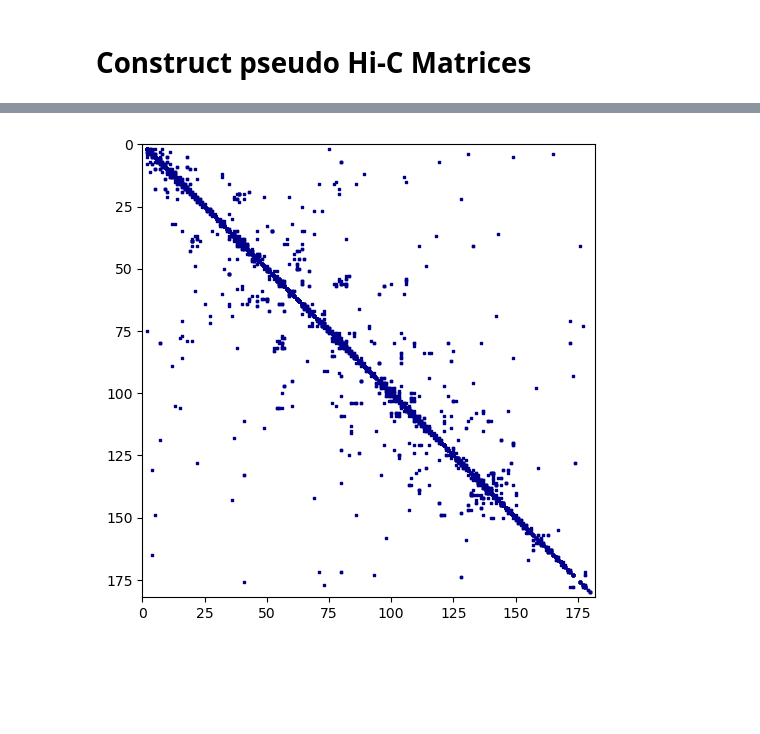
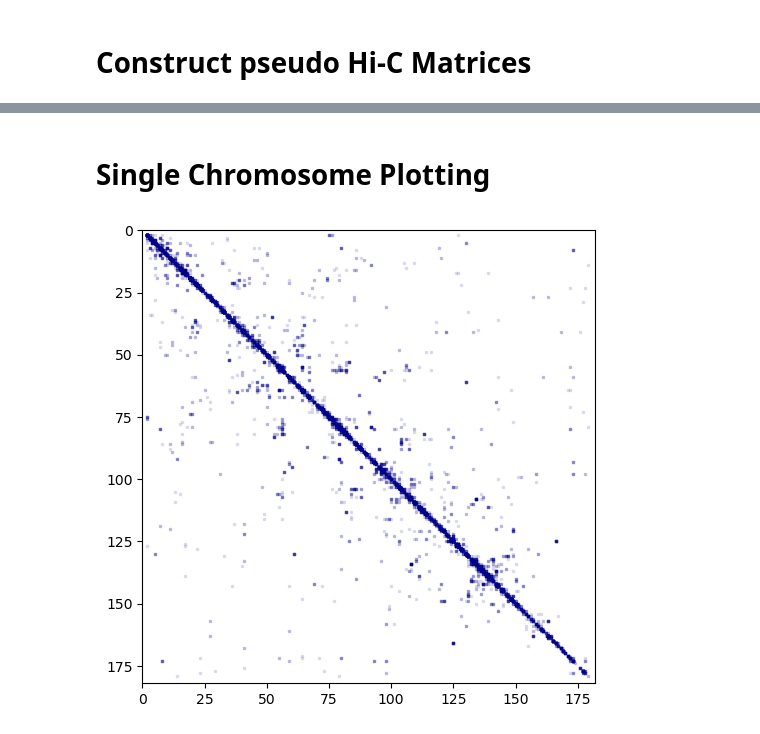
Before and after one commit to CooperStansbury/scPoreC-analysis, a Jupyter notebook: notebooks/single_chromosome_analysis.ipynb, the cells around one changed output, grey strips where cells are left out. Drawn from its saved outputs; the diff is of its cells as text; code cells hidden in the pictures; blank space fills up the shorter version.

```diff
--- a/notebooks/single_chromosome_analysis.ipynb
+++ b/notebooks/single_chromosome_analysis.ipynb
@@ -326,0 +426,13 @@ break
+# %%
+# add the chromosome starting location to each fragment
+
+chromosomeStart = pd.Series(assembly['chromStart'].values, index=assembly['RefSeq accession'].str.strip()).to_dict()
+
+df['align1_chrom_start'] = df['align1_chrom'].astype(str).map(chromosomeStart)
+df['align2_chrom_start'] = df['align2_chrom'].astype(str).map(chromosomeStart)
+
+# create genomewide starting position of fragments
+df['align1_absolute_position'] = df['align1_fragment_start'] + df['align1_chrom_start']
+df['align2_absolute_position'] = df['align2_fragment_start'] + df['align2_chrom_start']
+
+print('done.')
@@ -326,0 +491,10 @@ break
+# %%
+# get the binned chromosome positions
+chromBins = {}
+
+for idx, row in assembly.iterrows():
+    chromBin = returnBin(row['chromEnd'], genomeBins)
+    chromBins[row['Chromosome']] = chromBin
+
+
+print('done.')
@@ -331,6 +566,7 @@ break
 chomosome = 2
 chrom_assembly = assembly.loc[assembly['Chromosome'] == str(chomosome)]
 refseq = chrom_assembly['RefSeq accession'].tolist()[0].strip()
+chromLength = chrom_assembly['Total length'].tolist()[0]
 
 def filterChomosome(df, refseq):
     mask = (df['align1_chrom'] == refseq) & (df['align2_chrom'] == refseq)
@@ -347,3 +580,0 @@ chr2.shape=(2733, 46)
-# %%
-# add the cardinality of the hyperedge
-chr2['edgeOrder'] = chr2.groupby(["read_name"])["align2_fragment_id"].transform("count")
@@ -451,48 +659,49 @@ counts.most_common(5)
+# %% [markdown]
+# Single Chromosome Plotting
 # %%
-def plotHiCscatter(df, params):
+def plotHiCscatter(df, bin1, bin2, params):
 
     plt.rcParams['figure.dpi'] = params['figdpi']
     plt.rcParams['figure.figsize'] = params['figsize']
 
-
-    plt.scatter(df['align2_bin'], df['align1_bin'],
+    plt.scatter(df[bin1], df[bin2],
                 marker='s',
                 s=params['size'],
                 alpha=params['alpha'],
                 c=params['color'])
 
 
-    plt.scatter(df['align1_bin'],
-                df['align2_bin'],
+    plt.scatter(df[bin2],
+                df[bin1],
                 marker='s',
                 s=params['size'],
                 alpha=params['alpha'],
                 c=params['color'])
 
     plt.xlim(0, len(bins))
     plt.ylim(len(bins), 0)
     ax = plt.gca() # Get current axes object
     ax.xaxis.set_ticks_position('top')
     ax.xaxis.set_ticks_position('bottom')
     ax.yaxis.set_ticks_position('left')
     plt.gca().set_aspect('equal', adjustable='box')
 
 
 params = {
     'figdpi' : 100,
     'figsize' : (6,6),
     'size' : 1,
-    'alpha' : 1,
-#     'color' : np.log(df['edgeOrder']),
+    'alpha' : 0.1,
+#     'color' : np.log(chr2['edgeOrder']),
     'color' : 'darkblue',
 }
 
 # plt.set_cmap('gnuplot_r')
-plotHiCscatter(chr2, params)
+plotHiCscatter(chr2, bin1='align1_chrom2Bin', bin2='align2_chrom2Bin', params=params)
 
 
-# clb = plt.colorbar(fraction=0.046, pad=0.04, ticks=[np.min(np.log(df['edgeOrder'])), np.max(np.log(df['edgeOrder']))])
+# clb = plt.colorbar(fraction=0.046, pad=0.04, ticks=[np.min(np.log(chr2['edgeOrder'])), np.max(np.log(chr2['edgeOrder']))])
 # clb.ax.set_yticklabels(['low', 'high'])
 # clb.ax.set_title('Contact Order',fontsize=8)
 # %% [output]
-[figure, old version]
+[figure, new version]
```
Also changed, not shown: parts of 36 cells of this notebook.
